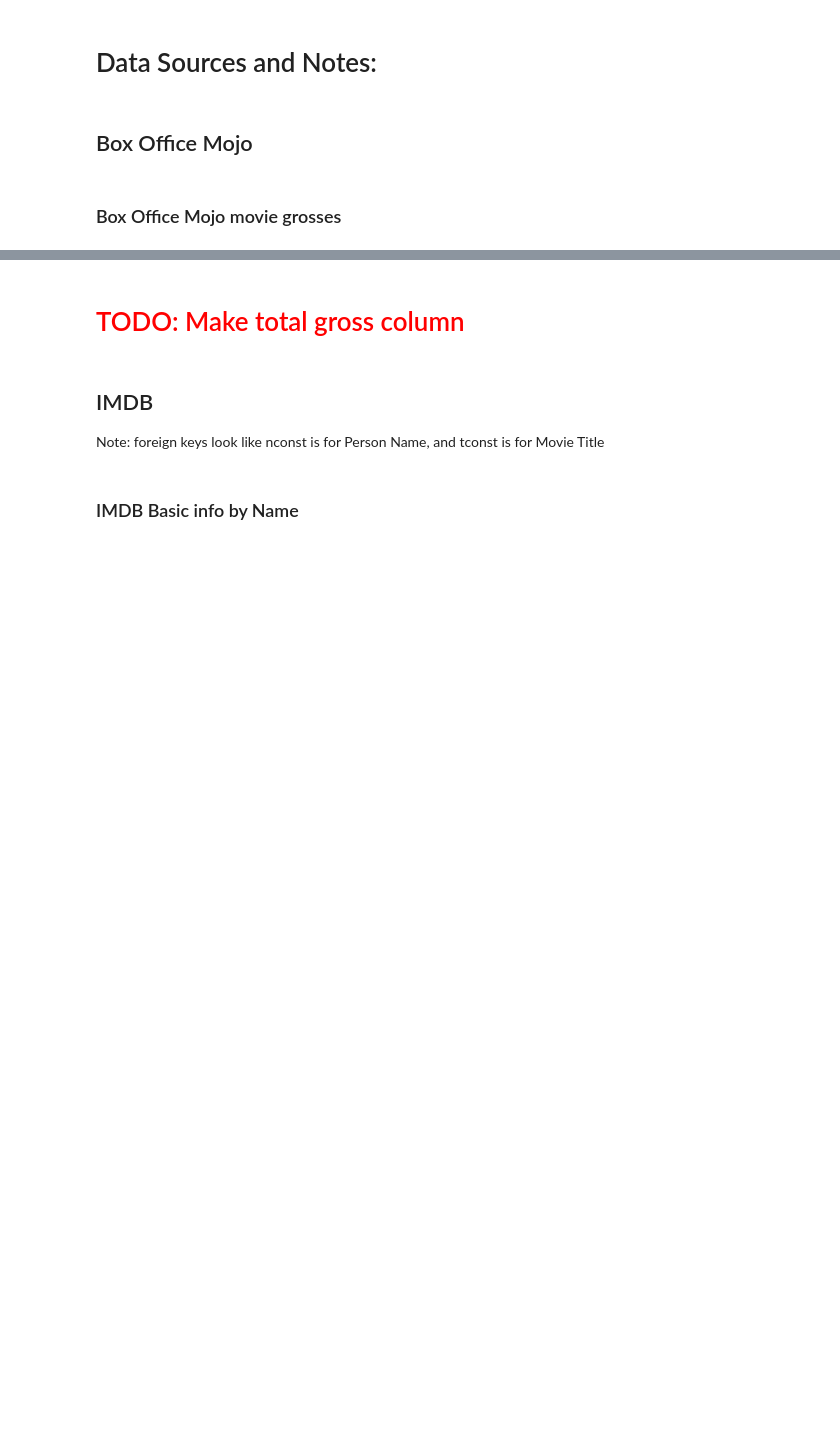
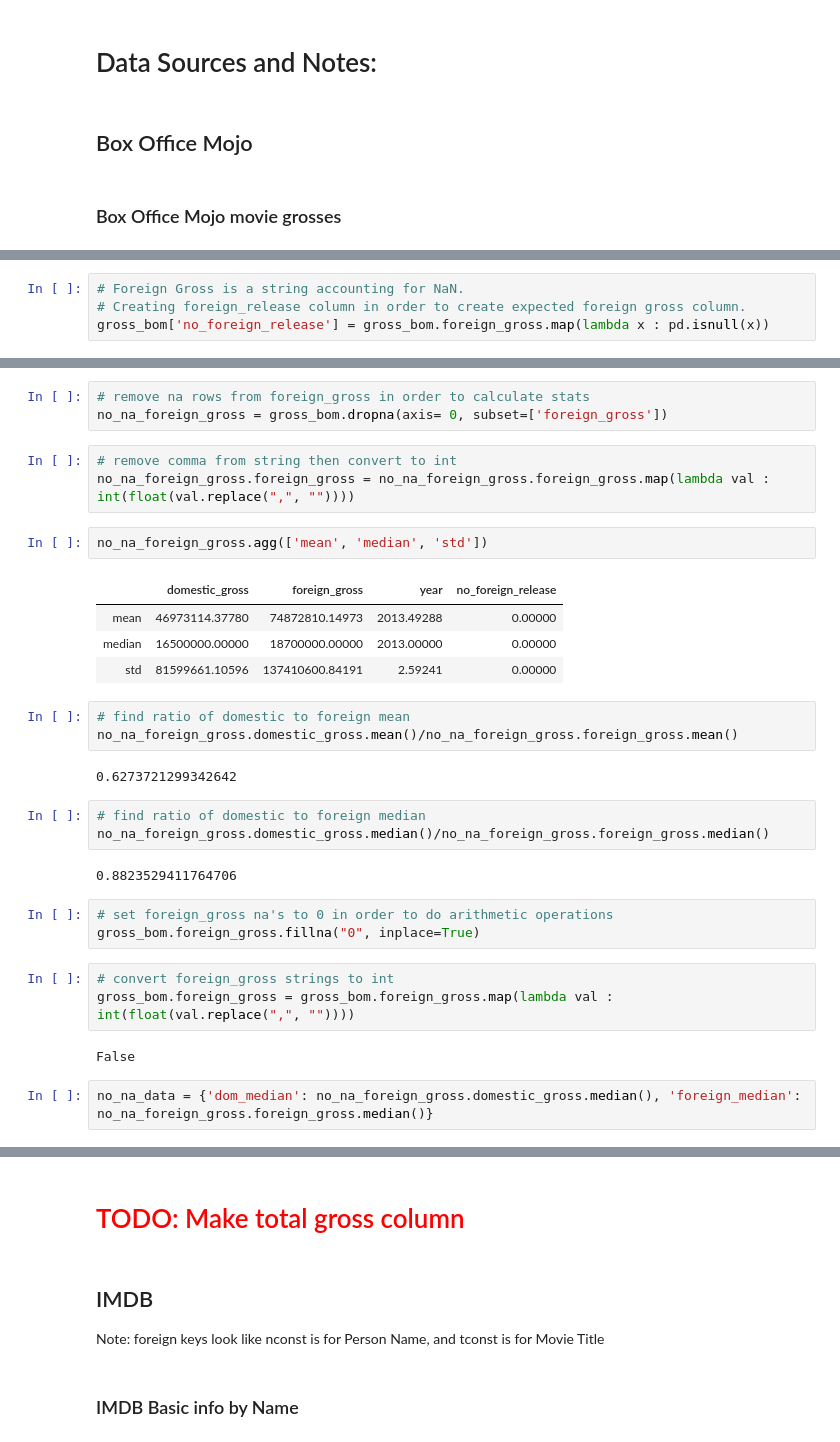
Before and after one commit to AMiNo-13/Movie-Recommendation-Project, a Jupyter notebook: MovieInvestigation.ipynb, the cells around one changed output, grey strips where cells are left out. Saved outputs shown, nothing was run; the diff lists cells and outputs as text; blank space fills up the shorter version.

```diff
--- a/MovieInvestigation.ipynb
+++ b/MovieInvestigation.ipynb
@@ -15,0 +30,4 @@ gross_bom.head(1)
+# %%
+# Foreign Gross is a string accounting for NaN.
+# Creating foreign_release column in order to create expected foreign gross column.
+gross_bom['no_foreign_release'] = gross_bom.foreign_gross.map(lambda x : pd.isnull(x))
@@ -15,0 +42,33 @@ gross_bom.head(1)
+# %%
+# remove na rows from foreign_gross in order to calculate stats
+no_na_foreign_gross = gross_bom.dropna(axis= 0, subset=['foreign_gross'])
+# %%
+# remove comma from string then convert to int
+no_na_foreign_gross.foreign_gross = no_na_foreign_gross.foreign_gross.map(lambda val : int(float(val.replace(",", ""))))
+# %%
+no_na_foreign_gross.agg(['mean', 'median', 'std'])
+# %% [output]
+|  | domestic_gross | foreign_gross | year | no_foreign_release |
+| mean | 46973114.37780 | 74872810.14973 | 2013.49288 | 0.00000 |
+| median | 16500000.00000 | 18700000.00000 | 2013.00000 | 0.00000 |
+| std | 81599661.10596 | 137410600.84191 | 2.59241 | 0.00000 |
+# %%
+# find ratio of domestic to foreign mean
+no_na_foreign_gross.domestic_gross.mean()/no_na_foreign_gross.foreign_gross.mean()
+# %% [output]
+0.6273721299342642
+# %%
+# find ratio of domestic to foreign median
+no_na_foreign_gross.domestic_gross.median()/no_na_foreign_gross.foreign_gross.median()
+# %% [output]
+0.8823529411764706
+# %%
+# set foreign_gross na's to 0 in order to do arithmetic operations
+gross_bom.foreign_gross.fillna("0", inplace=True)
+# %%
+# convert foreign_gross strings to int
+gross_bom.foreign_gross = gross_bom.foreign_gross.map(lambda val : int(float(val.replace(",", ""))))
+# %% [output]
+False
+# %%
+no_na_data = {'dom_median': no_na_foreign_gross.domestic_gross.median(), 'foreign_median': no_na_foreign_gross.foreign_gross.median()}
```
Also changed, not shown: parts of 14 cells of this notebook.
